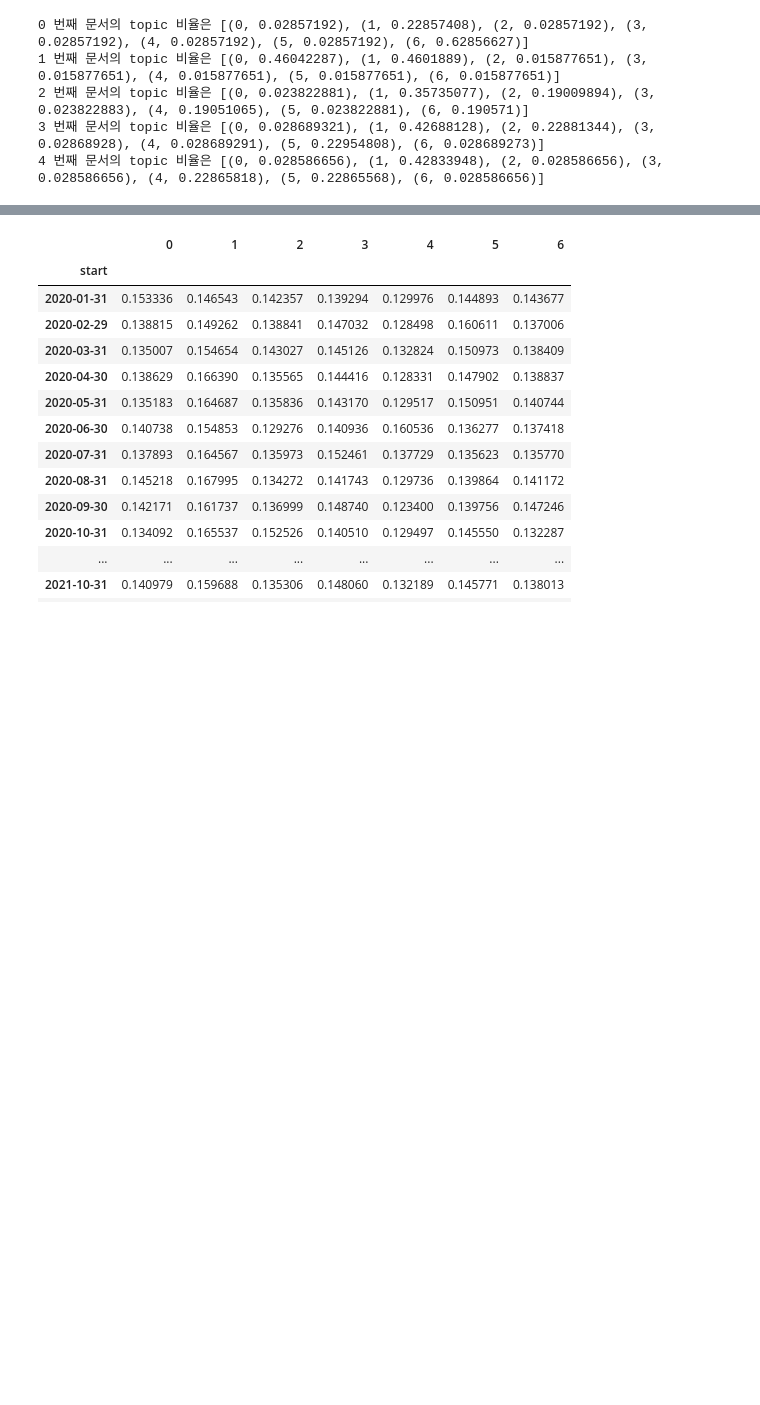
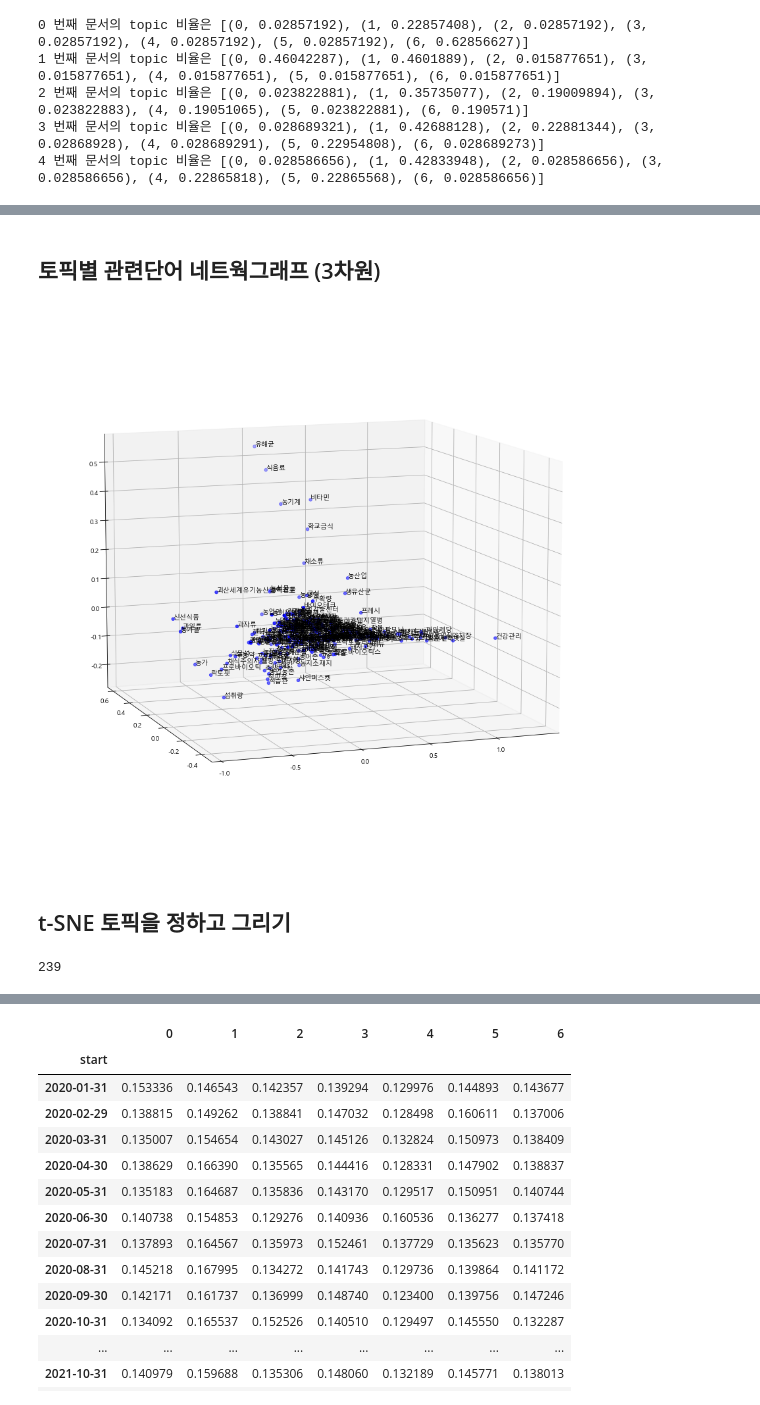
Before and after one commit to ancestor9/webscrap_LDA, a Jupyter notebook: 2022_10_LDA_gensim.ipynb, the cells around one changed output, grey strips where cells are left out. Saved outputs shown, nothing was run; the diff lists cells and outputs as text; code cells hidden in the pictures; blank space fills up the shorter version.

```diff
--- a/2022_10_LDA_gensim.ipynb
+++ b/2022_10_LDA_gensim.ipynb
@@ -607,0 +919,2 @@ for i, topic_list in enumerate(model[corpus]):
+# %% [markdown]
+## 토픽별 관련단어 네트웍그래프 (3차원)
@@ -607,0 +925,33 @@ for i, topic_list in enumerate(model[corpus]):
+# %%
+def plot_3d_graph(vocabs, xs, ys, zs):
+    labels =[]
+    for key in vocabs:
+        labels.append(key)
+
+    ax3d = plt.figure(figsize=(15,20)).gca(projection='3d')
+    arrayx = xs; arrayy = ys; arrayz = zs
+    arrayx = arrayx.flatten(); arrayy = arrayy.flatten(); arrayz = arrayz.flatten()
+
+    ax3d.scatter(arrayx, arrayy, arrayz, color='b')
+    ax3d.view_init(10, 250) # 그림의 각도 250도
+
+    # 3차원 좌표에 label 부여하기
+    [ax3d.text(x, y, z, label, color='k', fontsize=10) for x, y, z, label in zip(arrayx, arrayy, arrayz, labels)]
+# %%
+cos_data = sf[sf['topic'] == 1]
+corpus = [tokenizer(news) for news in cos_data['특성추출(가중치순 상위 50개)']]
+
+model = Word2Vec(sentences=corpus, size=30, window=5, min_count=50, workers=4, sg=0)
+
+word_vectors = model.wv
+vocabs = word_vectors.vocab.keys()
+# %%
+pca = PCA(n_components=3)
+xys = pca.fit_transform(word_vectors_list)
+xs = xys[:,0]; ys = xys[:,1]; zs = xys[:,2]
+# %%
+plot_3d_graph(vocabs, xs, ys, zs)
+# %% [output]
+[figure, added]
+# %% [markdown]
+## t-SNE 토픽을 정하고 그리기
@@ -607,0 +964,12 @@ for i, topic_list in enumerate(model[corpus]):
+# %%
+cos_data = sf[sf['topic'] == 6]
+corpus = [tokenizer(news) for news in cos_data['특성추출(가중치순 상위 50개)']]
+
+model = Word2Vec(sentences=corpus, size=30, window=5, min_count=50, workers=4, sg=0)
+
+word_vectors = model.wv
+vocabs = word_vectors.vocab.keys()
+word_vectors_list = [word_vectors[v] for v in vocabs]
+len(word_vectors_list)
+# %% [output]
+239
```
Also changed, not shown: parts of 73 cells of this notebook.
